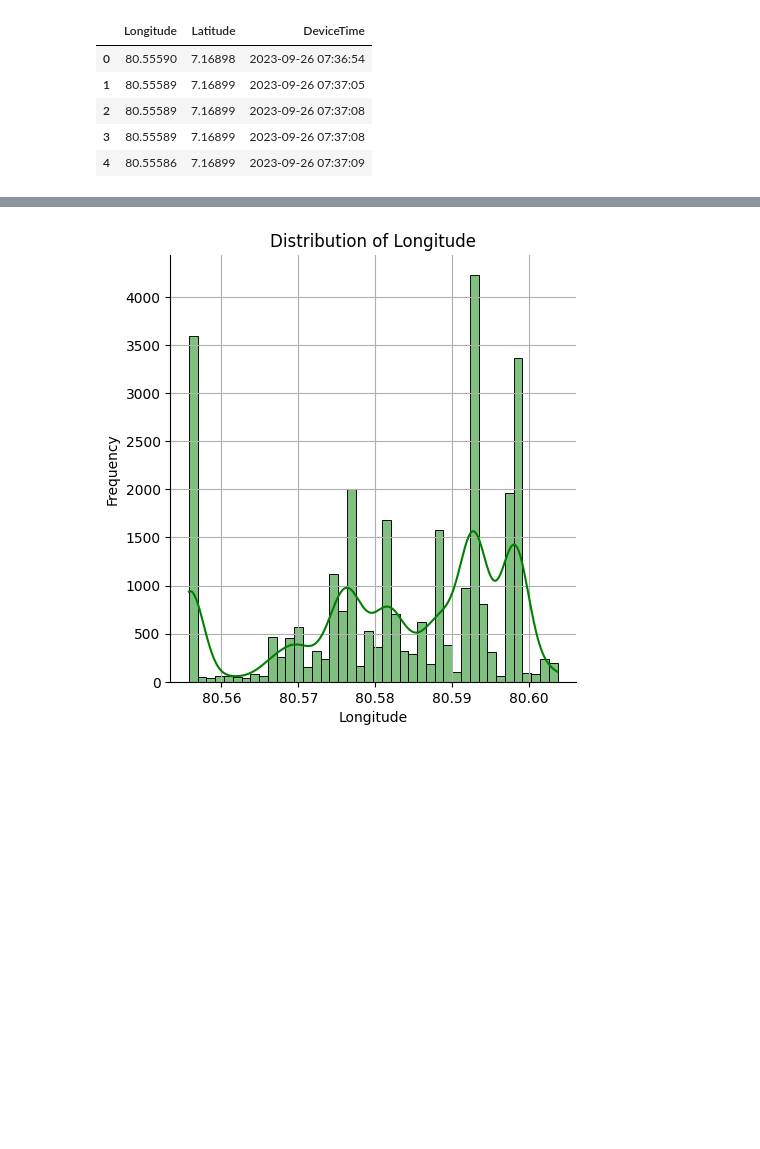
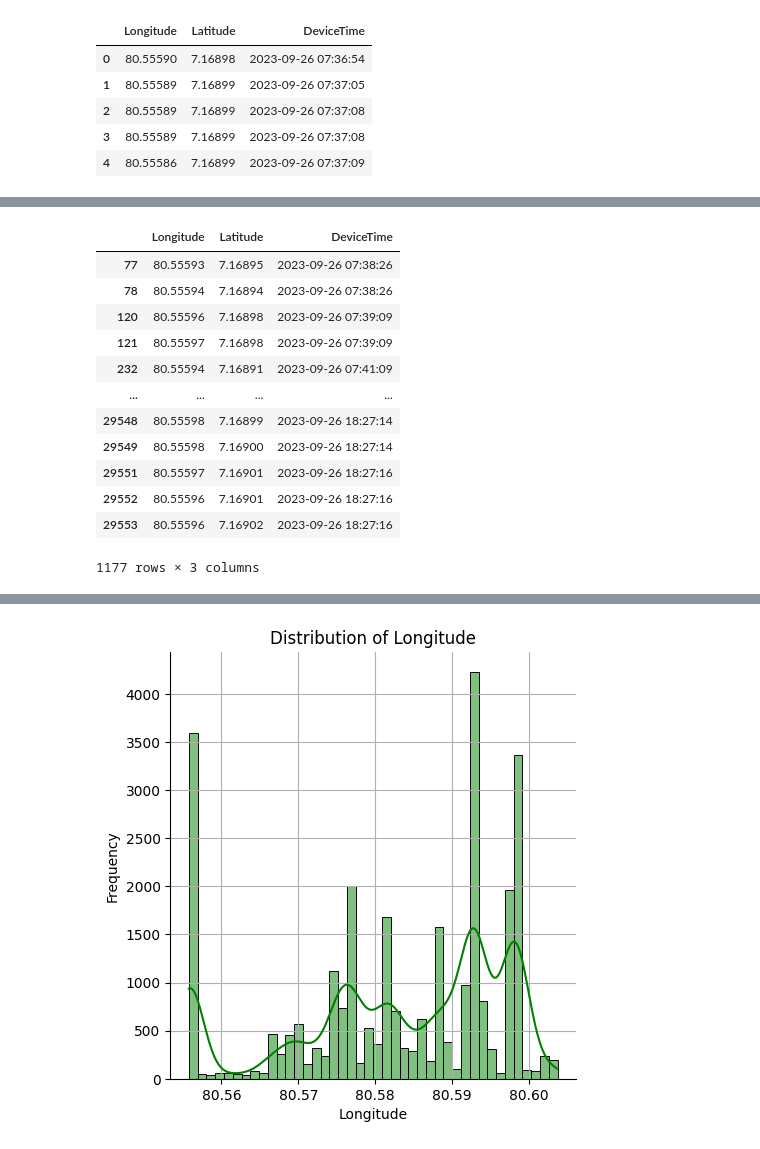
Before and after one commit to pshemach/GPS_Info, a Jupyter notebook: research/01_Extract_Insights_GPS_Data.ipynb, the cells around one changed output, grey strips where cells are left out. Drawn from its saved outputs; the diff is of its cells as text; code cells hidden in the pictures; blank space fills up the shorter version.

```diff
--- a/research/01_Extract_Insights_GPS_Data.ipynb
+++ b/research/01_Extract_Insights_GPS_Data.ipynb
@@ -101,0 +140,17 @@ gps_data.shape
+# %%
+duplicate_rows = gps_data[gps_data['DeviceTime'].isin(time_duplicates_df['DeviceTime'])]
+duplicate_rows
+# %% [output]
+|  | Longitude | Latitude | DeviceTime |
+| 77 | 80.55593 | 7.16895 | 2023-09-26 07:38:26 |
+| 78 | 80.55594 | 7.16894 | 2023-09-26 07:38:26 |
+| 120 | 80.55596 | 7.16898 | 2023-09-26 07:39:09 |
+| 121 | 80.55597 | 7.16898 | 2023-09-26 07:39:09 |
+| 232 | 80.55594 | 7.16891 | 2023-09-26 07:41:09 |
+| ... | ... | ... | ... |
+| 29548 | 80.55598 | 7.16899 | 2023-09-26 18:27:14 |
+| 29549 | 80.55598 | 7.16900 | 2023-09-26 18:27:14 |
+| 29551 | 80.55597 | 7.16901 | 2023-09-26 18:27:16 |
+| 29552 | 80.55596 | 7.16901 | 2023-09-26 18:27:16 |
+| 29553 | 80.55596 | 7.16902 | 2023-09-26 18:27:16 |
+1177 rows × 3 columns
```
Also changed, not shown: parts of 5 cells of this notebook, 1 other file.
